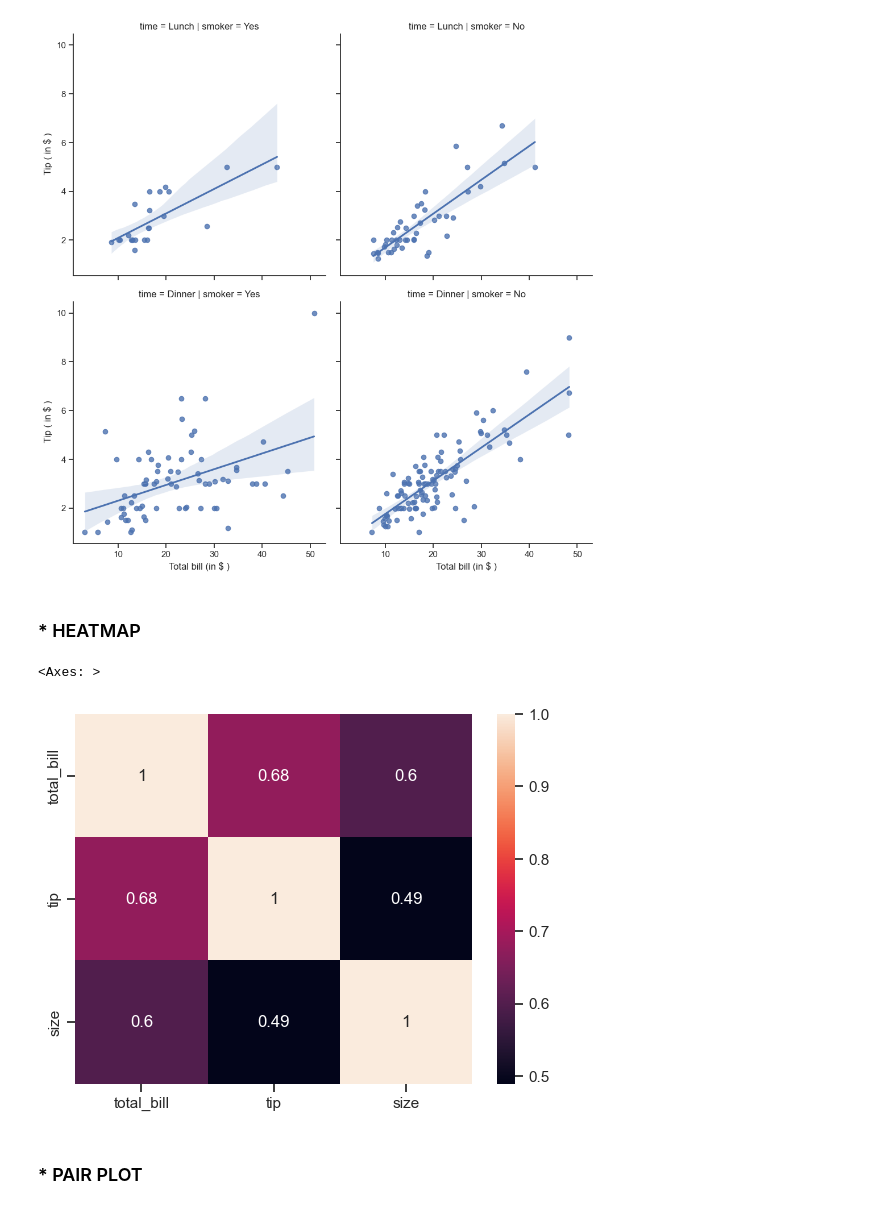
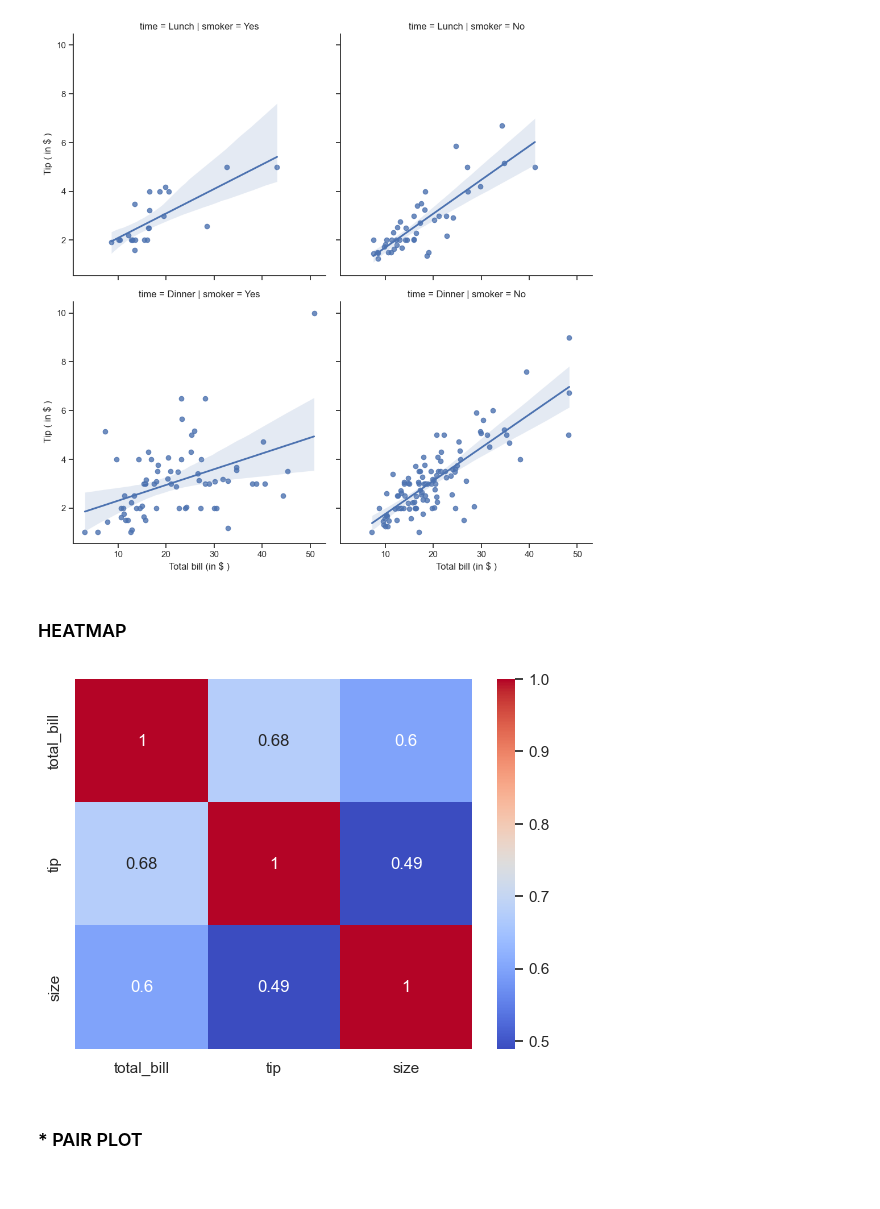
Before and after one commit to ash322ash422/tut_matplotlib, a Jupyter notebook: tut_seaborn_1_tips_v2_detailed.ipynb, the cells around one changed output. Drawn from its saved outputs; the diff is of its cells as text; code cells hidden in the pictures.

```diff
--- a/tut_seaborn_1_tips_v2_detailed.ipynb
+++ b/tut_seaborn_1_tips_v2_detailed.ipynb
@@ -57,7 +57,7 @@ import seaborn as sns
 %matplotlib inline
 # %%
 # loading dataset
-# tips_dataset='../input/seaborn-tips-dataset/tips.csv'
 # tips_raw = pd.read_csv(tips_dataset)
 
-tips_raw = sns.load_dataset("tips")
+df = sns.load_dataset("tips")
+print(df.head(6))
@@ -64,4 +71,0 @@ tips_raw = sns.load_dataset("tips")
-# %%
-# make a copy of data
-df=tips_raw.copy()
-print(df.head(6))
@@ -534,13 +567,15 @@ sns.lmplot(x='total_bill', y='tip', data=df, col='smoker',row='time').set_axis_l
 <seaborn.axisgrid.FacetGrid at 0x...>
 [figure]
 # %% [markdown]
-### * HEATMAP
+### HEATMAP
 # %%
 # visualize the correlation matrix
-sns.heatmap(data=df.corr(numeric_only=True),annot=True) # values of Pearson coefficient
+corr = df.corr(numeric_only=True)
+sns.heatmap(corr, annot=True, cmap="coolwarm")
+# plt.title("Correlation Heatmap")
+plt.show()
 # %% [output]
-<Axes: >
-[figure, old version]
+[figure, new version]
 # %% [markdown]
 ### * PAIR PLOT
 # %% [markdown]
```
Also changed, not shown: parts of 64 cells of this notebook.
